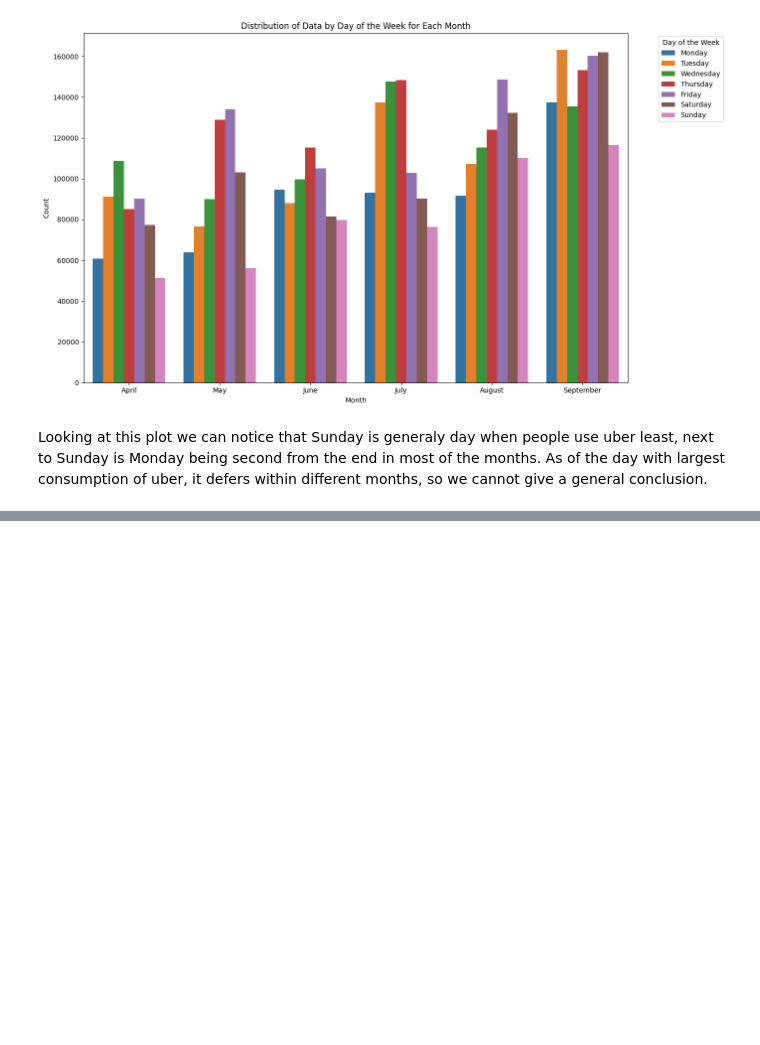
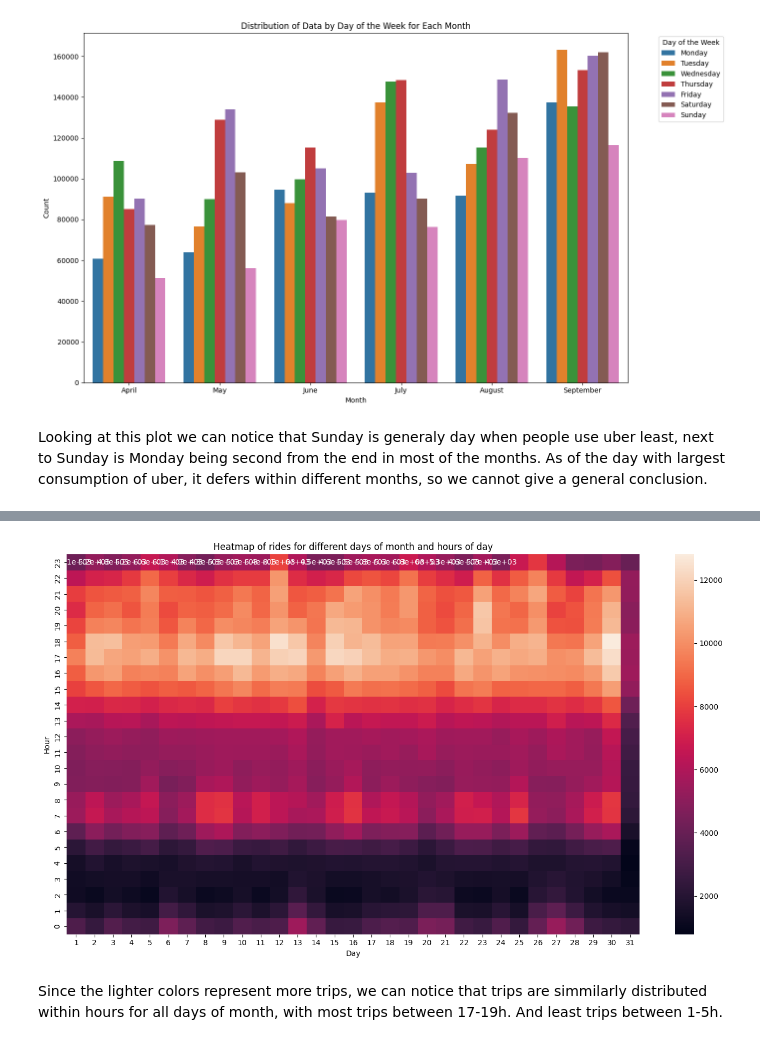
Before and after one commit to savicm5/mlProject, a Jupyter notebook: src/analysis.ipynb, the cells around one changed output, grey strips where cells are left out. Drawn from its saved outputs; the diff is of its cells as text; code cells hidden in the pictures; blank space fills up the shorter version.

```diff
--- a/src/analysis.ipynb
+++ b/src/analysis.ipynb
@@ -364,0 +559,2 @@ As of the day with largest consumption of uber, it defers within different month
+# %%
+data_agg_day_hour = df_apr_sep_2014.groupby(['Day','Hour']).size().unstack(level=0)
@@ -364,0 +583,16 @@ As of the day with largest consumption of uber, it defers within different month
+# %%
+data_agg_day_hour = data_agg_day_hour.reindex(index=sorted(data_agg_day_hour.index, reverse=True))
+# %%
+plt.figure(figsize=(14,8))
+
+sns.heatmap(data=data_agg_day_hour,annot=True)
+
+plt.title('Heatmap of rides for different days of month and hours of day')
+
+plt.tight_layout()
+
+plt.show()
+# %% [output]
+[figure, added]
+# %% [markdown]
+Since the lighter colors represent more trips, we can notice that trips are simmilarly distributed within hours for all days of month, with most trips between 17-19h. And least trips between 1-5h.
```
Also changed, not shown: parts of 27 cells of this notebook.
